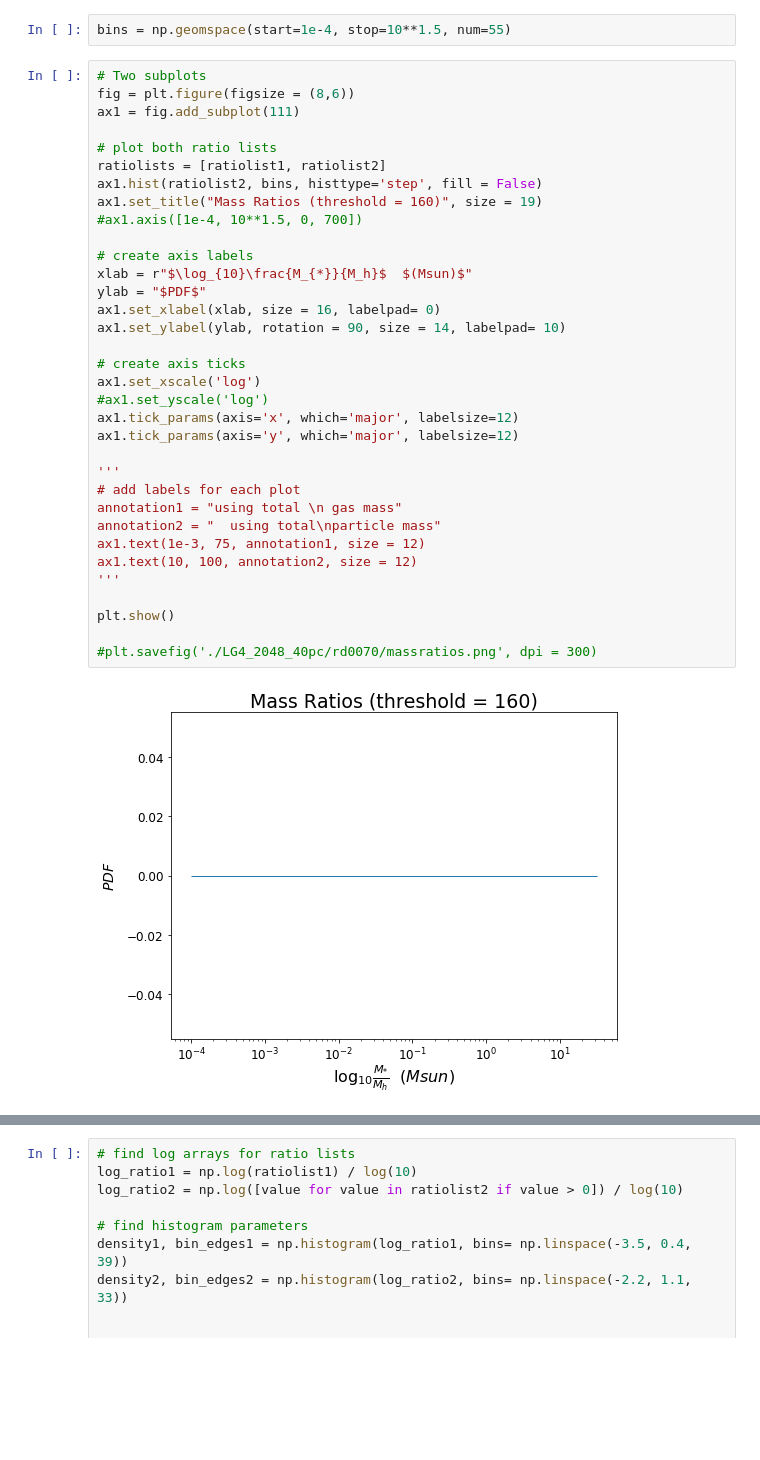
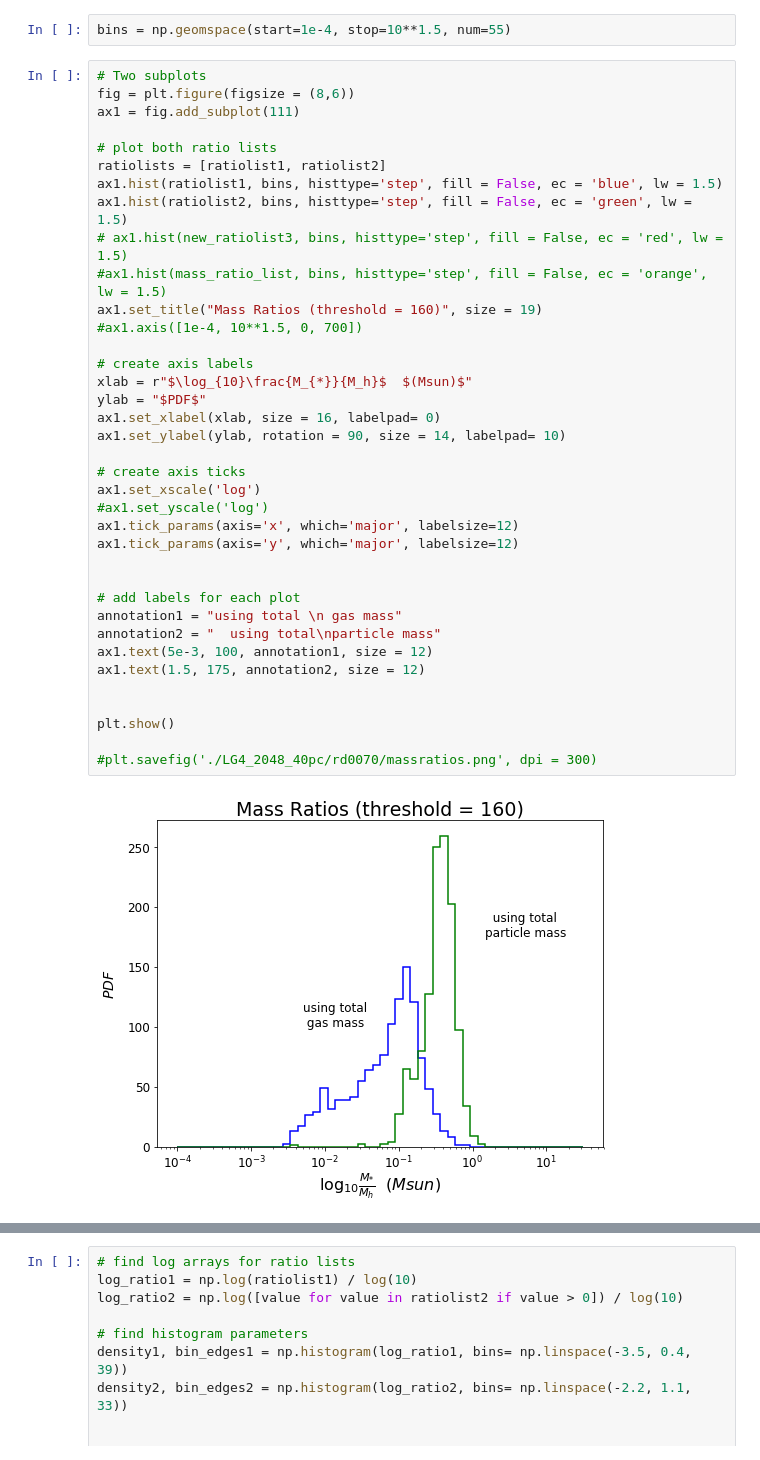
Before and after one commit to ygovil1/data-mining-galaxies, a Jupyter notebook: HaloCatalog/ratio_plotter.ipynb, the cells around one changed output, grey strips where cells are left out. Drawn from its saved outputs; the diff is of its cells as text; blank space fills up the shorter version.

Commit message:
plot new ratios

```diff
--- a/HaloCatalog/ratio_plotter.ipynb
+++ b/HaloCatalog/ratio_plotter.ipynb
@@ -137,36 +222,39 @@ bins = np.geomspace(start=1e-4, stop=10**1.5, num=55)
 # %%
 # Two subplots
 fig = plt.figure(figsize = (8,6))
 ax1 = fig.add_subplot(111)
 
 # plot both ratio lists
 ratiolists = [ratiolist1, ratiolist2]
-ax1.hist(ratiolist2, bins, histtype='step', fill = False)
+ax1.hist(ratiolist1, bins, histtype='step', fill = False, ec = 'blue', lw = 1.5)
+ax1.hist(ratiolist2, bins, histtype='step', fill = False, ec = 'green', lw = 1.5)
+# ax1.hist(new_ratiolist3, bins, histtype='step', fill = False, ec = 'red', lw = 1.5)
+#ax1.hist(mass_ratio_list, bins, histtype='step', fill = False, ec = 'orange', lw = 1.5)
 ax1.set_title("Mass Ratios (threshold = 160)", size = 19)
 #ax1.axis([1e-4, 10**1.5, 0, 700])
 
 # create axis labels
 xlab = r"$\log_{10}\frac{M_{*}}{M_h}$  $(Msun)$"
 ylab = "$PDF$"
 ax1.set_xlabel(xlab, size = 16, labelpad= 0)
 ax1.set_ylabel(ylab, rotation = 90, size = 14, labelpad= 10)
 
 # create axis ticks
 ax1.set_xscale('log')
 #ax1.set_yscale('log')
 ax1.tick_params(axis='x', which='major', labelsize=12)
 ax1.tick_params(axis='y', which='major', labelsize=12)
 
-'''
+
 # add labels for each plot
 annotation1 = "using total \n gas mass"
 annotation2 = "  using total\nparticle mass"
-ax1.text(1e-3, 75, annotation1, size = 12)
-ax1.text(10, 100, annotation2, size = 12)
-'''
+ax1.text(5e-3, 100, annotation1, size = 12)
+ax1.text(1.5, 175, annotation2, size = 12)
+
 
 plt.show()
 
 #plt.savefig('./LG4_2048_40pc/rd0070/massratios.png', dpi = 300)
 # %% [output]
-[figure, old version]
+[figure, new version]
```
Also changed, not shown: parts of 8 cells of this notebook, 1 other file.
